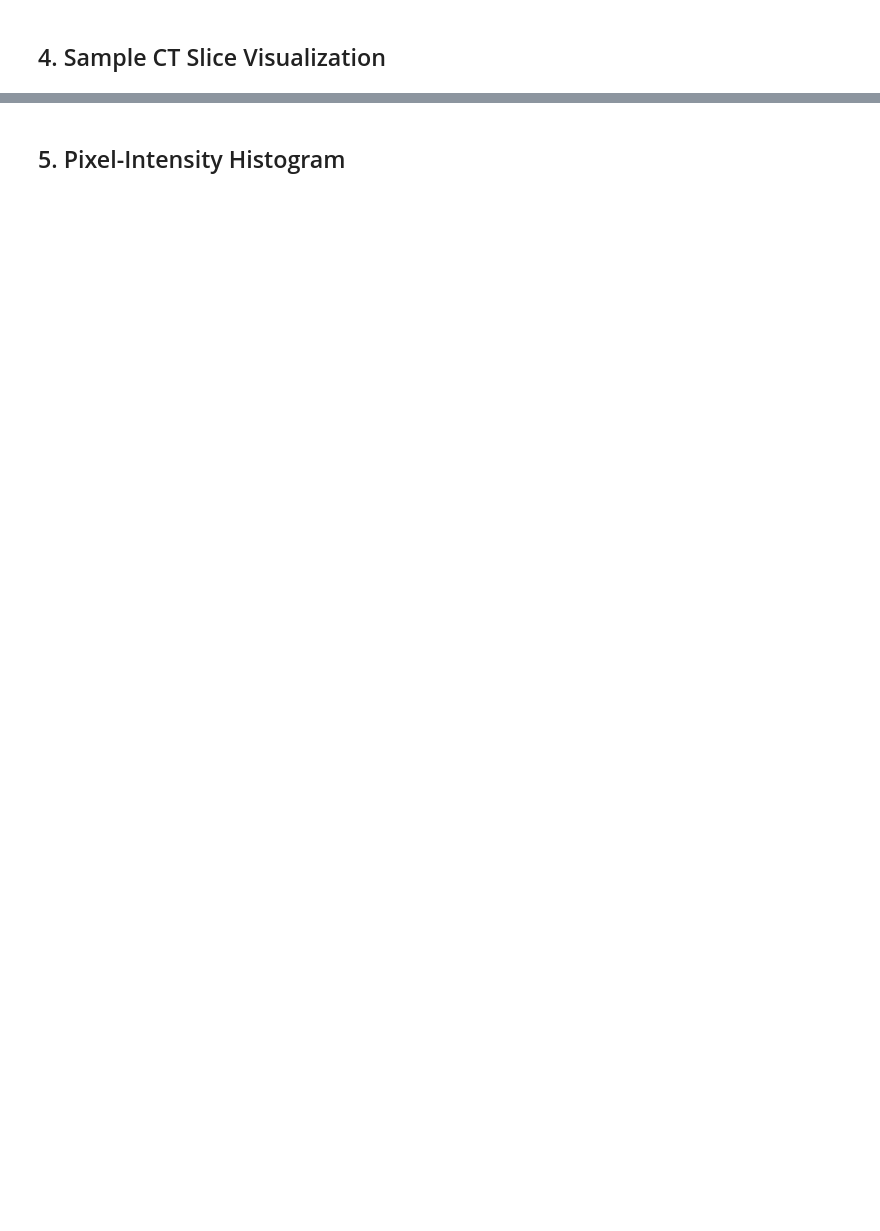
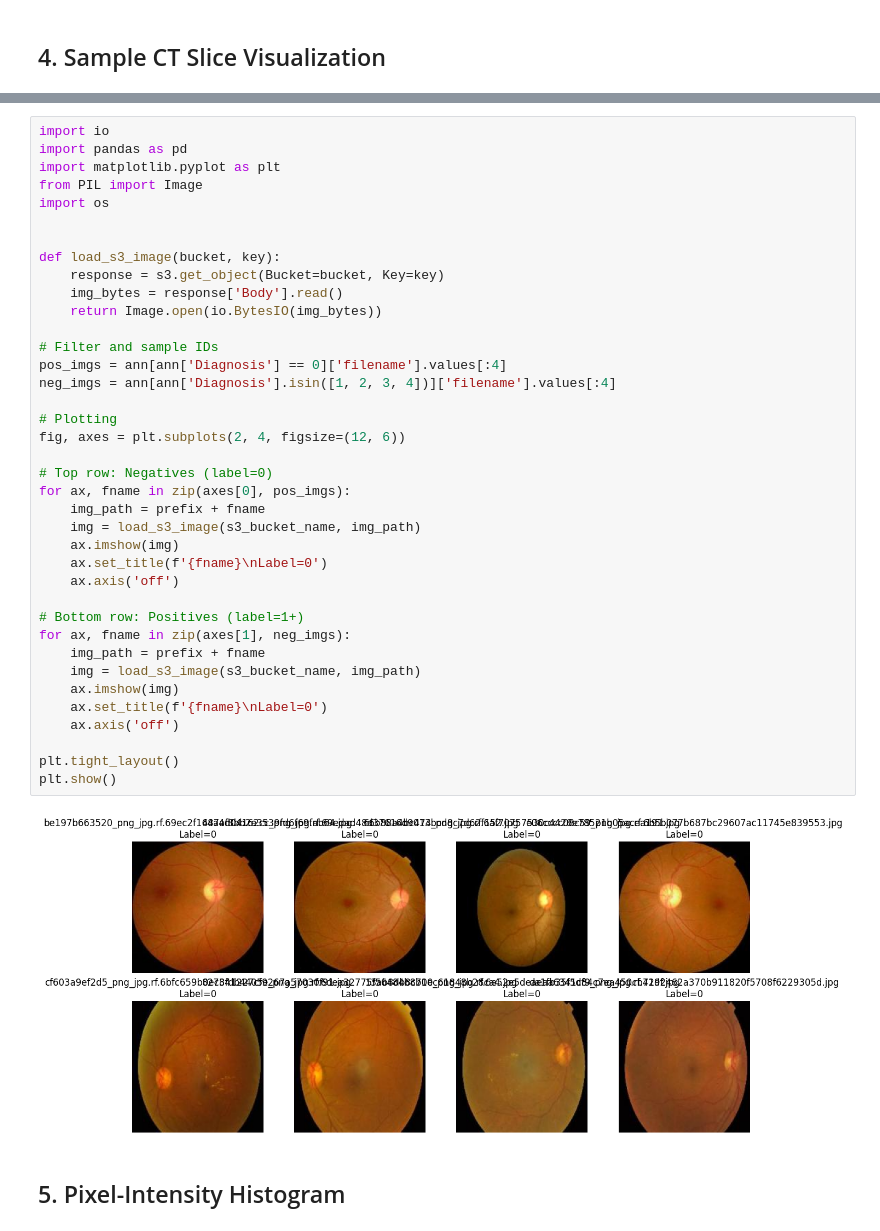
Before and after one commit to Shashin-Gupta/DSCollaborativeProject, a Jupyter notebook: notebooks/EDA_and_Training.ipynb, the cells around one changed output, grey strips where cells are left out. Saved outputs shown, nothing was run; the diff lists cells and outputs as text; blank space fills up the shorter version.

```diff
--- a/notebooks/EDA_and_Training.ipynb
+++ b/notebooks/EDA_and_Training.ipynb
@@ -131,3 +119,43 @@ TypeError: Image data of dtype object cannot be converted to float
+# %%
+import io
+import pandas as pd
+import matplotlib.pyplot as plt
+from PIL import Image
+import os
+
+
+def load_s3_image(bucket, key):
+    response = s3.get_object(Bucket=bucket, Key=key)
+    img_bytes = response['Body'].read()
+    return Image.open(io.BytesIO(img_bytes))
+
+# Filter and sample IDs
+pos_imgs = ann[ann['Diagnosis'] == 0]['filename'].values[:4]
+neg_imgs = ann[ann['Diagnosis'].isin([1, 2, 3, 4])]['filename'].values[:4]
+
+# Plotting
+fig, axes = plt.subplots(2, 4, figsize=(12, 6))
+
+# Top row: Negatives (label=0)
+for ax, fname in zip(axes[0], pos_imgs):
+    img_path = prefix + fname
+    img = load_s3_image(s3_bucket_name, img_path)
+    ax.imshow(img)
+    ax.set_title(f'{fname}\nLabel=0')
+    ax.axis('off')
+
+# Bottom row: Positives (label=1+)
+for ax, fname in zip(axes[1], neg_imgs):
+    img_path = prefix + fname
+    img = load_s3_image(s3_bucket_name, img_path)
+    ax.imshow(img)
+    ax.set_title(f'{fname}\nLabel=0')
+    ax.axis('off')
+
+plt.tight_layout()
+plt.show()
+# %% [output]
+[figure, added]
 # %% [markdown]
 ## 5. Pixel-Intensity Histogram
 # %%
```
Also changed, not shown: parts of 6 cells of this notebook, 7 other files.
